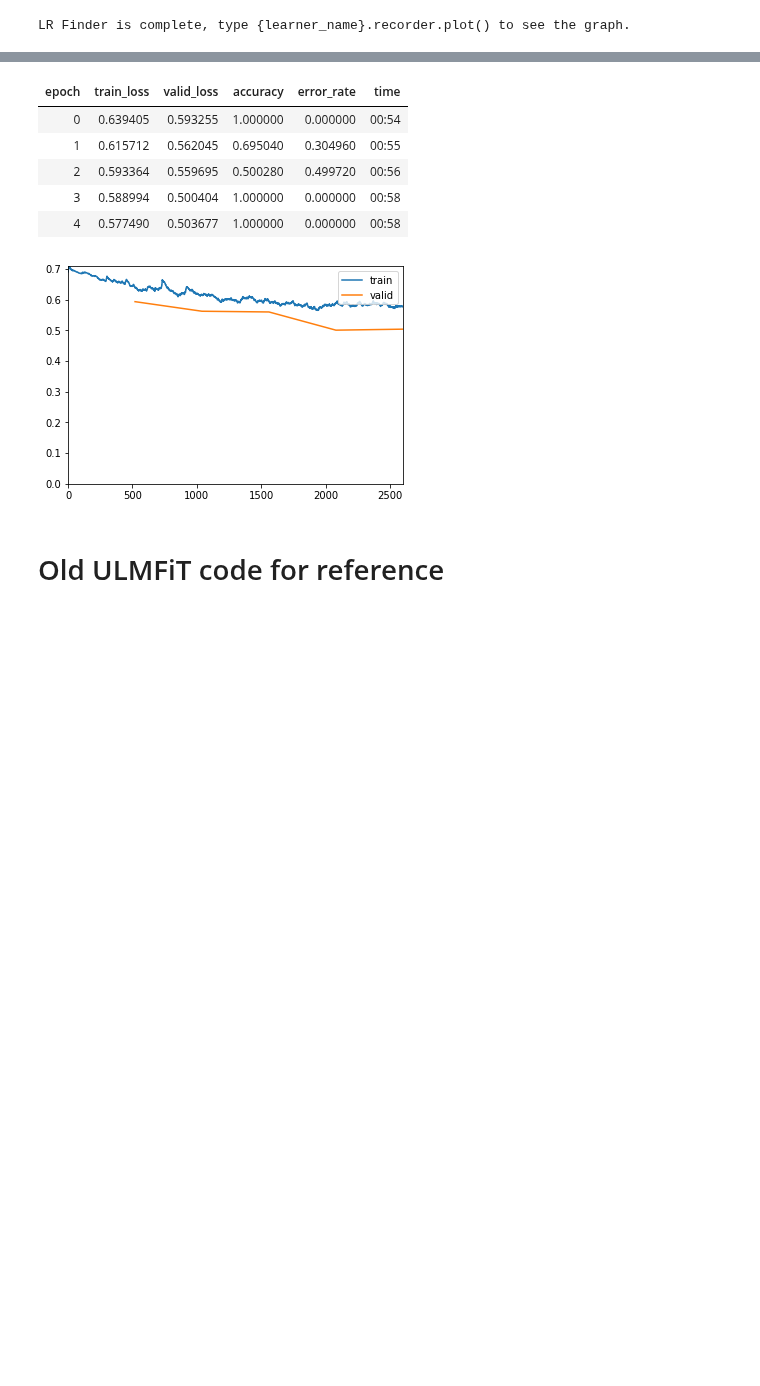
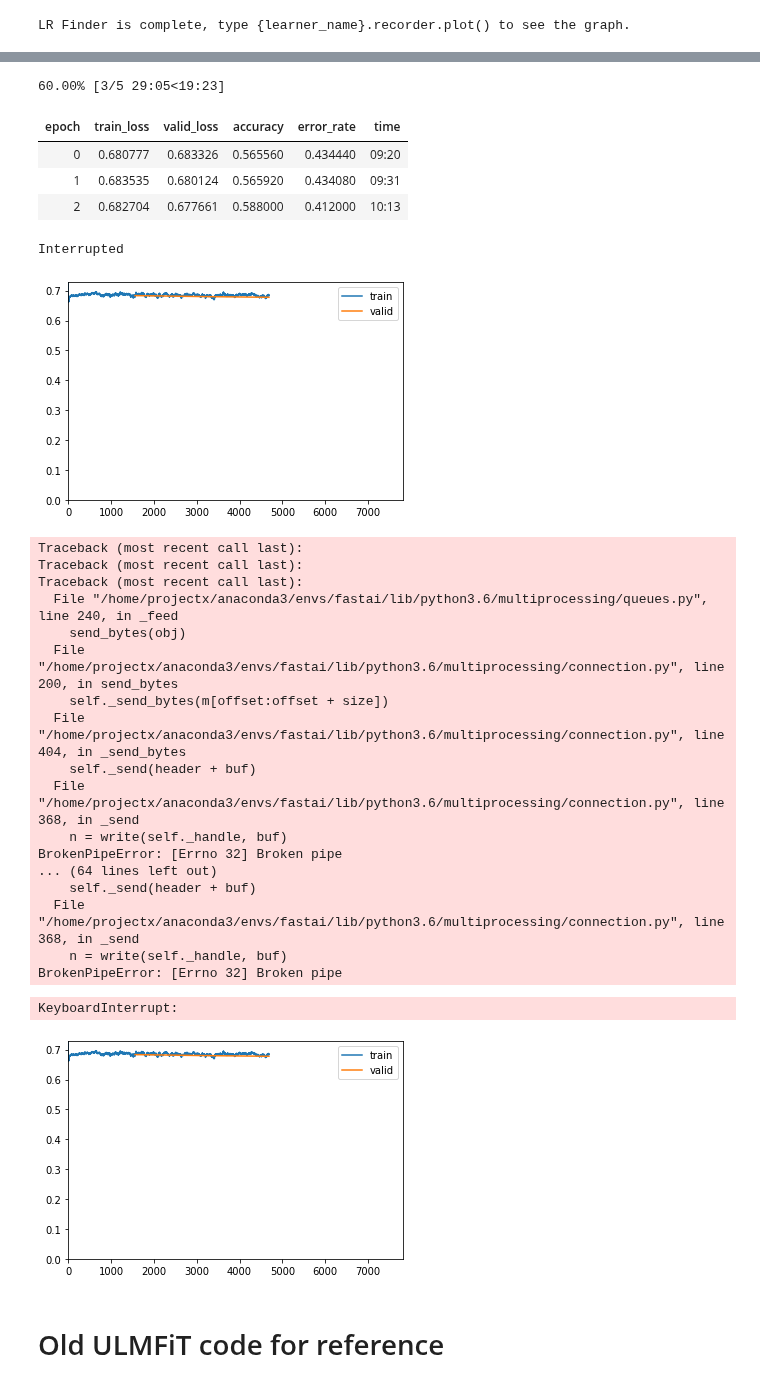
Before and after one commit to Sylar257/Transformers-in-NLP, a Jupyter notebook: Implement various Transformers with FastAI.ipynb, the cells around one changed output, grey strips where cells are left out. Saved outputs shown, nothing was run; the diff lists cells and outputs as text; code cells hidden in the pictures; blank space fills up the shorter version.

Commit message:
not very good results with tranfer learning

```diff
--- a/Implement various Transformers with FastAI.ipynb
+++ b/Implement various Transformers with FastAI.ipynb
@@ -628,0 +621,3 @@ SequentialRNN(
+# %%
+lr = 1e-6
+learn_lm.fit_one_cycle(3, lr, moms=(0.8, 0.7))
@@ -649,12 +677,12 @@ torch.save(encoder.state_dict(), learn_lm.path/learn_lm.model_dir/f'{name}.pth')
 # Create DataBunch for classification
 # %%
 # we can play around with the batch_size as long as the GPU can take it
-bs = 48
-data_clas = (TextList.from_folder(path, processor=transformer_processor)                         # specify the path
-           .filter_by_folder(include=['train','test'])# exclude other folders
-           .split_by_folder(valid='test')                 #split by train and valid folder (that only keeps 'train' and 'test' so no need to filter)
-           .label_from_folder(classes=['neg', 'pos'])                    #label them all with their folders
-           .databunch(bs=bs))                                 # convert to databunch for the learner later
+bs = 16
+data_clas = (TextList.from_folder(path, processor=transformer_processor) # specify the path
+           .filter_by_folder(include=['train','test'])    # exclude other folders
+           .split_by_folder(valid='test')                 # split by train and valid folder (that only keeps 'train' and 'test' so no need to filter)
+           .label_from_folder(classes=['neg', 'pos'])     # label them all with their folders
+           .databunch(bs=bs, pad_first=pad_first, pad_idx=pad_idx))                             # convert to databunch for the learner later
 # %%
 print('[CLS] token :', transformer_tokenizer.cls_token)
 print('[SEP] token :', transformer_tokenizer.sep_token)
@@ -832,13 +861,32 @@ Min loss divided by 10: 1.00E-04
 # %%
-learner.fit_one_cycle(5, 5e-4,moms=(0.8,0.7))
+learner.fit_one_cycle(5, 2e-4 ,moms=(0.8,0.7))
 # %% [output]
+60.00% [3/5 29:05<19:23]
 | epoch | train_loss | valid_loss | accuracy | error_rate | time |
-| 0 | 0.639405 | 0.593255 | 1.000000 | 0.000000 | 00:54 |
-| 1 | 0.615712 | 0.562045 | 0.695040 | 0.304960 | 00:55 |
-| 2 | 0.593364 | 0.559695 | 0.500280 | 0.499720 | 00:56 |
-| 3 | 0.588994 | 0.500404 | 1.000000 | 0.000000 | 00:58 |
-| 4 | 0.577490 | 0.503677 | 1.000000 | 0.000000 | 00:58 |
+| 0 | 0.680777 | 0.683326 | 0.565560 | 0.434440 | 09:20 |
+| 1 | 0.683535 | 0.680124 | 0.565920 | 0.434080 | 09:31 |
+| 2 | 0.682704 | 0.677661 | 0.588000 | 0.412000 | 10:13 |
+Interrupted
-[figure, old version]
+[figure, new version]
+Traceback (most recent call last):
+Traceback (most recent call last):
+Traceback (most recent call last):
+  File "/home/projectx/anaconda3/envs/fastai/lib/python3.6/multiprocessing/queues.py", line 240, in _feed
+    send_bytes(obj)
+  File "/home/projectx/anaconda3/envs/fastai/lib/python3.6/multiprocessing/connection.py", line 200, in send_bytes
+    self._send_bytes(m[offset:offset + size])
+  File "/home/projectx/anaconda3/envs/fastai/lib/python3.6/multiprocessing/connection.py", line 404, in _send_bytes
+    self._send(header + buf)
+  File "/home/projectx/anaconda3/envs/fastai/lib/python3.6/multiprocessing/connection.py", line 368, in _send
+    n = write(self._handle, buf)
+BrokenPipeError: [Errno 32] Broken pipe
+... (64 lines left out)
+    self._send(header + buf)
+  File "/home/projectx/anaconda3/envs/fastai/lib/python3.6/multiprocessing/connection.py", line 368, in _send
+    n = write(self._handle, buf)
+BrokenPipeError: [Errno 32] Broken pipe
+KeyboardInterrupt:
+[figure, added]
 # %% [markdown]
 # Old ULMFiT code for reference
 # %%
```
Also changed, not shown: parts of 13 cells of this notebook.
